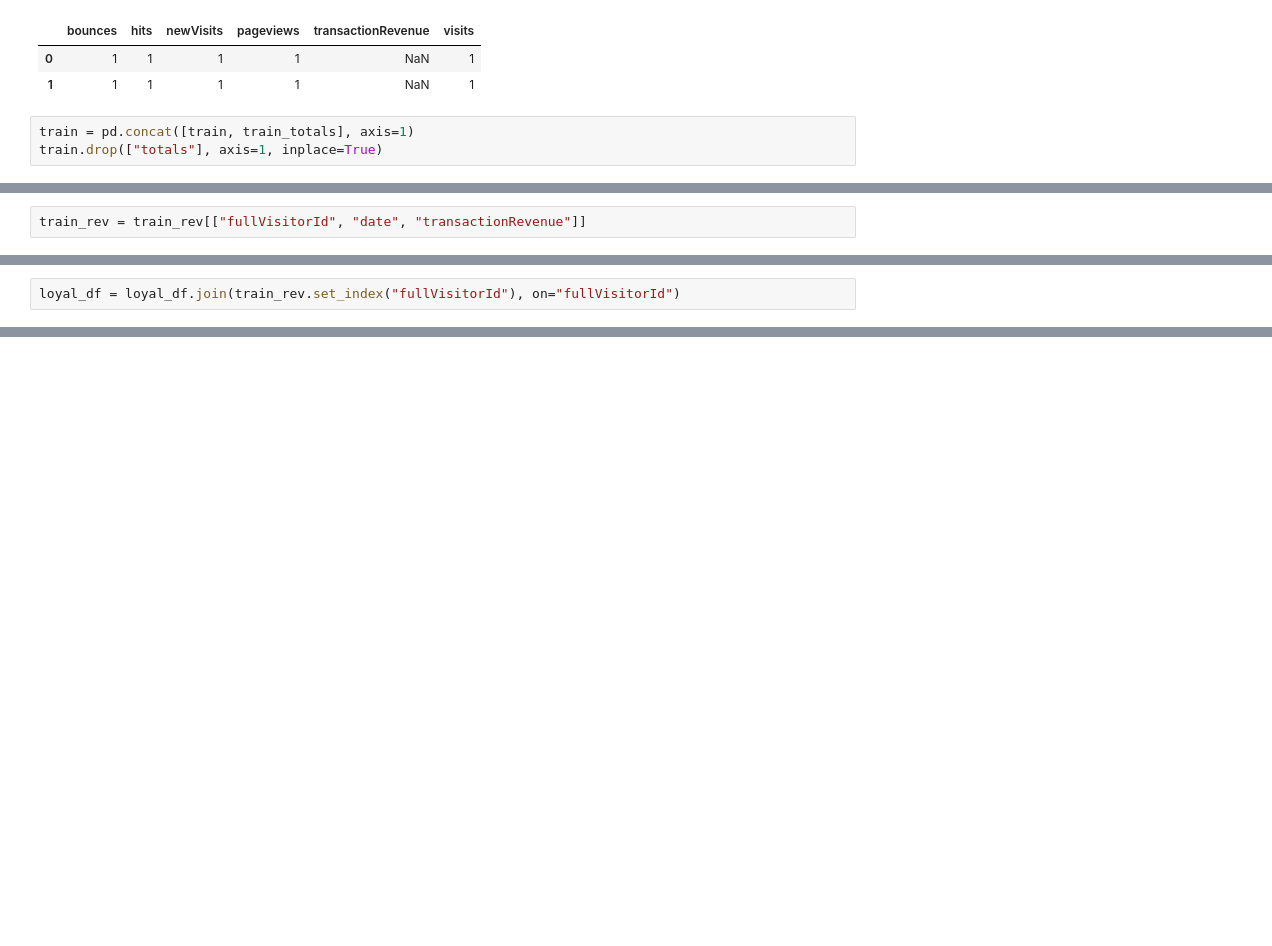
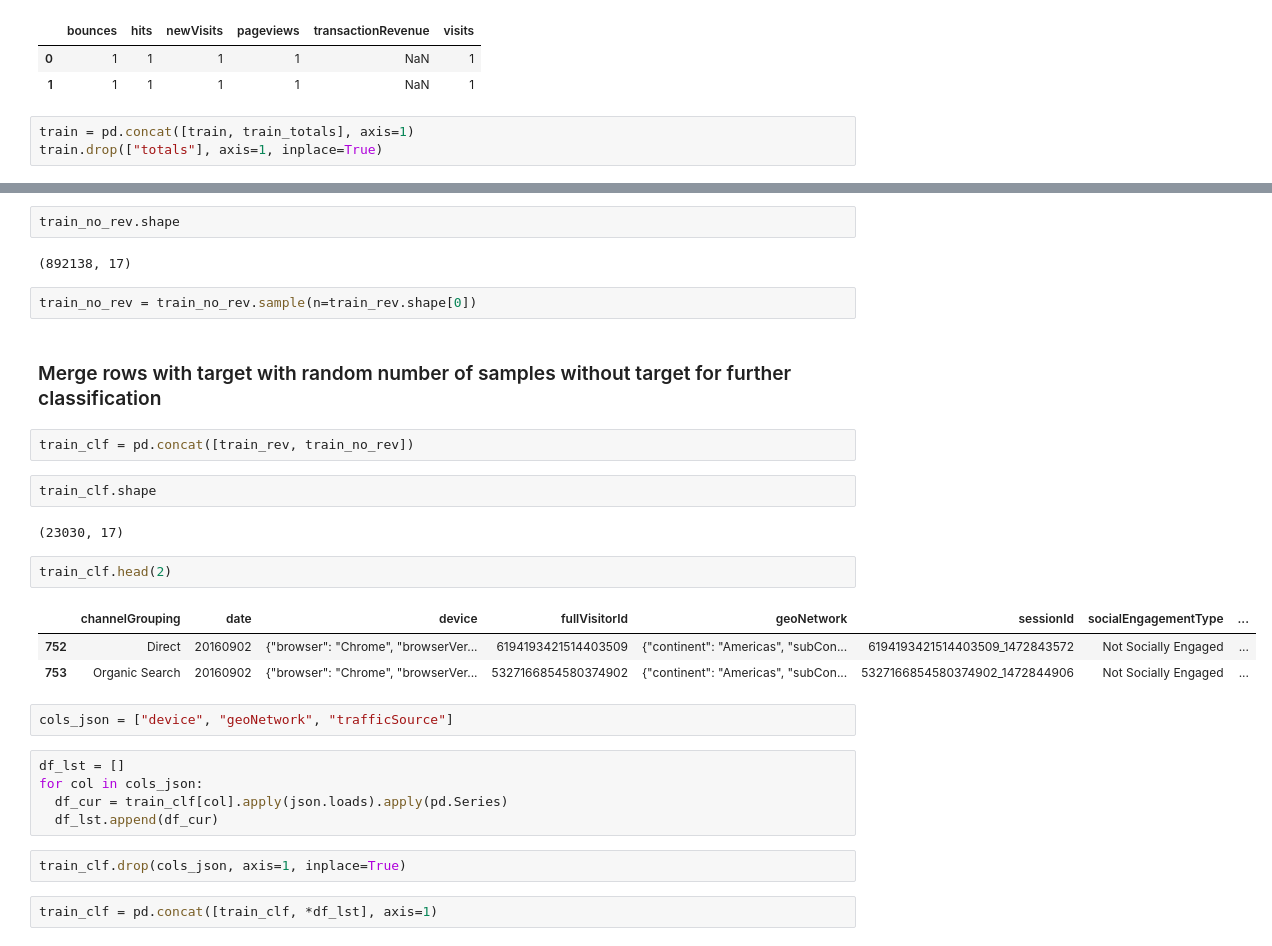
Before and after one commit to beeqb/shop_revenue_prediction, a Jupyter notebook: gstore_competition.ipynb, the cells around one changed output, grey strips where cells are left out. Cells and saved outputs as stored; diff of their text form; blank space fills up the shorter version.

```diff
--- a/gstore_competition.ipynb
+++ b/gstore_competition.ipynb
@@ -238,2 +148,0 @@ loyal_df.head()
-# %%
-train_rev = train_rev[["fullVisitorId", "date", "transactionRevenue"]]
@@ -246,2 +148,0 @@ test_data.shape
-# %%
-loyal_df = loyal_df.join(train_rev.set_index("fullVisitorId"), on="fullVisitorId")
@@ -264,0 +155,31 @@ loyal_df.fullVisitorId.unique().shape
+# %%
+train_no_rev.shape
+# %% [output]
+(892138, 17)
+# %%
+train_no_rev = train_no_rev.sample(n=train_rev.shape[0])
+# %% [markdown]
+### Merge rows with target with random number of samples without target for further classification
+# %%
+train_clf = pd.concat([train_rev, train_no_rev])
+# %%
+train_clf.shape
+# %% [output]
+(23030, 17)
+# %%
+train_clf.head(2)
+# %% [output]
+|  | channelGrouping | date | device | fullVisitorId | geoNetwork | sessionId | socialEngagementType | ... |
+| 752 | Direct | 20160902 | {"browser": "Chrome", "browserVer... | 6194193421514403509 | {"continent": "Americas", "subCon... | 6194193421514403509_1472843572 | Not Socially Engaged | ... |
+| 753 | Organic Search | 20160902 | {"browser": "Chrome", "browserVer... | 5327166854580374902 | {"continent": "Americas", "subCon... | 5327166854580374902_1472844906 | Not Socially Engaged | ... |
+# %%
+cols_json = ["device", "geoNetwork", "trafficSource"]
+# %%
+df_lst = []
+for col in cols_json:
+  df_cur = train_clf[col].apply(json.loads).apply(pd.Series)
+  df_lst.append(df_cur)
+# %%
+train_clf.drop(cols_json, axis=1, inplace=True)
+# %%
+train_clf = pd.concat([train_clf, *df_lst], axis=1)
```
Also changed, not shown: parts of 41 cells of this notebook.
